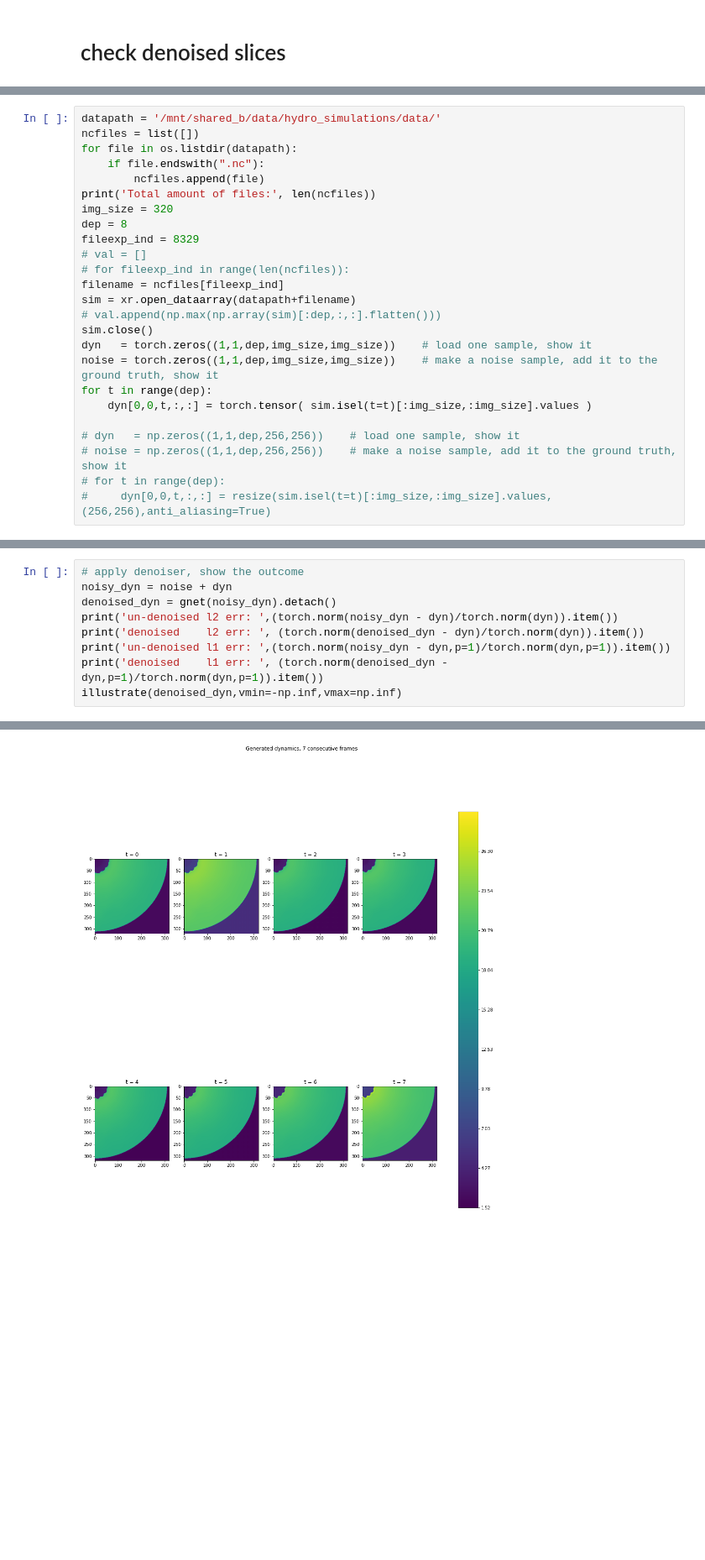
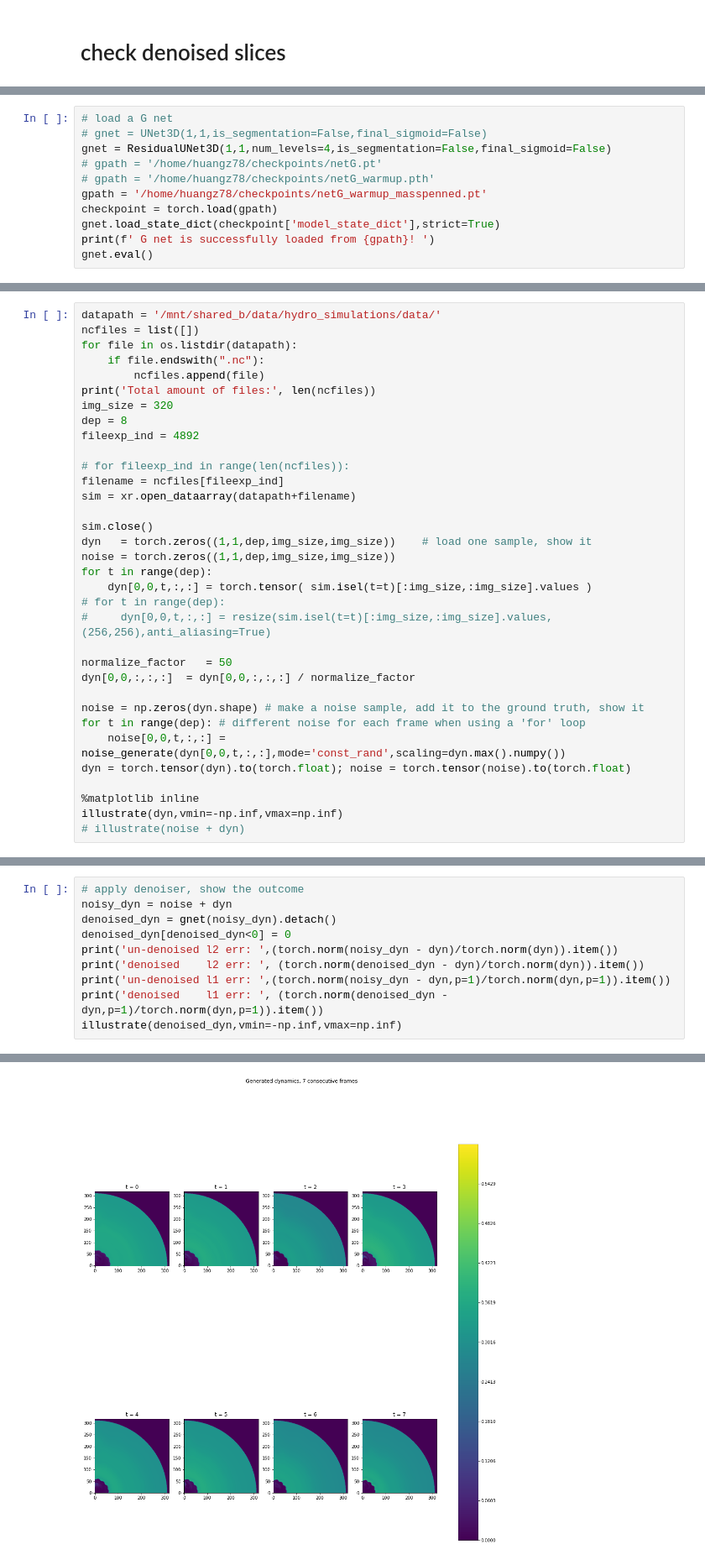
Before and after one commit to zhishenhuang/hydro, a Jupyter notebook: demo.ipynb, the cells around one changed output, grey strips where cells are left out. Shown at 84% size. Saved outputs shown, nothing was run; the diff lists cells and outputs as text; blank space fills up the shorter version.

```diff
--- a/demo.ipynb
+++ b/demo.ipynb
@@ -350,0 +423,11 @@ plt.show()
+# %%
+# load a G net
+# gnet = UNet3D(1,1,is_segmentation=False,final_sigmoid=False)
+gnet = ResidualUNet3D(1,1,num_levels=4,is_segmentation=False,final_sigmoid=False)
+# gpath = '/home/huangz78/checkpoints/netG.pt'
+# gpath = '/home/huangz78/checkpoints/netG_warmup.pth'
+gpath = '/home/huangz78/checkpoints/netG_warmup_masspenned.pt'
+checkpoint = torch.load(gpath)
+gnet.load_state_dict(checkpoint['model_state_dict'],strict=True)
+print(f' G net is successfully loaded from {gpath}! ')
+gnet.eval()
@@ -357,21 +459,30 @@ for file in os.listdir(datapath):
 print('Total amount of files:', len(ncfiles))
 img_size = 320
 dep = 8
-fileexp_ind = 8329
-# val = []
+fileexp_ind = 4892
+
 # for fileexp_ind in range(len(ncfiles)):
 filename = ncfiles[fileexp_ind]
 sim = xr.open_dataarray(datapath+filename)
-# val.append(np.max(np.array(sim)[:dep,:,:].flatten()))
+
 sim.close()
 dyn   = torch.zeros((1,1,dep,img_size,img_size))    # load one sample, show it
-noise = torch.zeros((1,1,dep,img_size,img_size))    # make a noise sample, add it to the ground truth, show it
+noise = torch.zeros((1,1,dep,img_size,img_size))
 for t in range(dep):
     dyn[0,0,t,:,:] = torch.tensor( sim.isel(t=t)[:img_size,:img_size].values )
-
-# dyn   = np.zeros((1,1,dep,256,256))    # load one sample, show it
-# noise = np.zeros((1,1,dep,256,256))    # make a noise sample, add it to the ground truth, show it
 # for t in range(dep):
 #     dyn[0,0,t,:,:] = resize(sim.isel(t=t)[:img_size,:img_size].values,(256,256),anti_aliasing=True)
+
+normalize_factor   = 50
+dyn[0,0,:,:,:]  = dyn[0,0,:,:,:] / normalize_factor
+
+noise = np.zeros(dyn.shape) # make a noise sample, add it to the ground truth, show it
+for t in range(dep): # different noise for each frame when using a 'for' loop
+    noise[0,0,t,:,:] = noise_generate(dyn[0,0,t,:,:],mode='const_rand',scaling=dyn.max().numpy())
+dyn = torch.tensor(dyn).to(torch.float); noise = torch.tensor(noise).to(torch.float)
+
+%matplotlib inline
+illustrate(dyn,vmin=-np.inf,vmax=np.inf)
+# illustrate(noise + dyn)
 # %% [output]
 Total amount of files: 13798
@@ -422,6 +491,7 @@ ResidualUNet3D(
 # apply denoiser, show the outcome
 noisy_dyn = noise + dyn
 denoised_dyn = gnet(noisy_dyn).detach()
+denoised_dyn[denoised_dyn<0] = 0
 print('un-denoised l2 err: ',(torch.norm(noisy_dyn - dyn)/torch.norm(dyn)).item())
 print('denoised    l2 err: ', (torch.norm(denoised_dyn - dyn)/torch.norm(dyn)).item())
 print('un-denoised l1 err: ',(torch.norm(noisy_dyn - dyn,p=1)/torch.norm(dyn,p=1)).item())
@@ -435 +505 @@ denoised    l1 err:  0.22266116738319397
-[figure, old version]
+[figure, new version]
```
Also changed, not shown: parts of 13 cells of this notebook, 5 other files.
